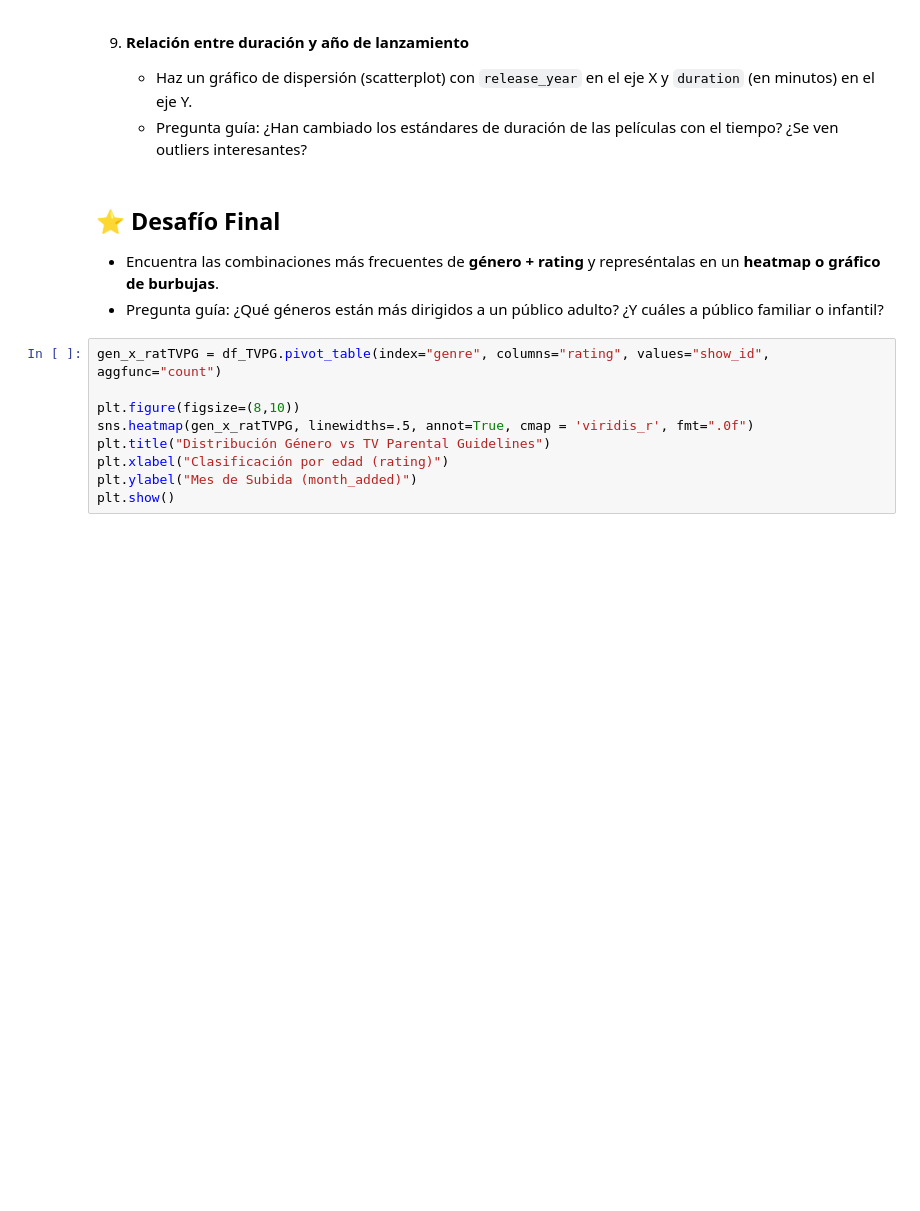
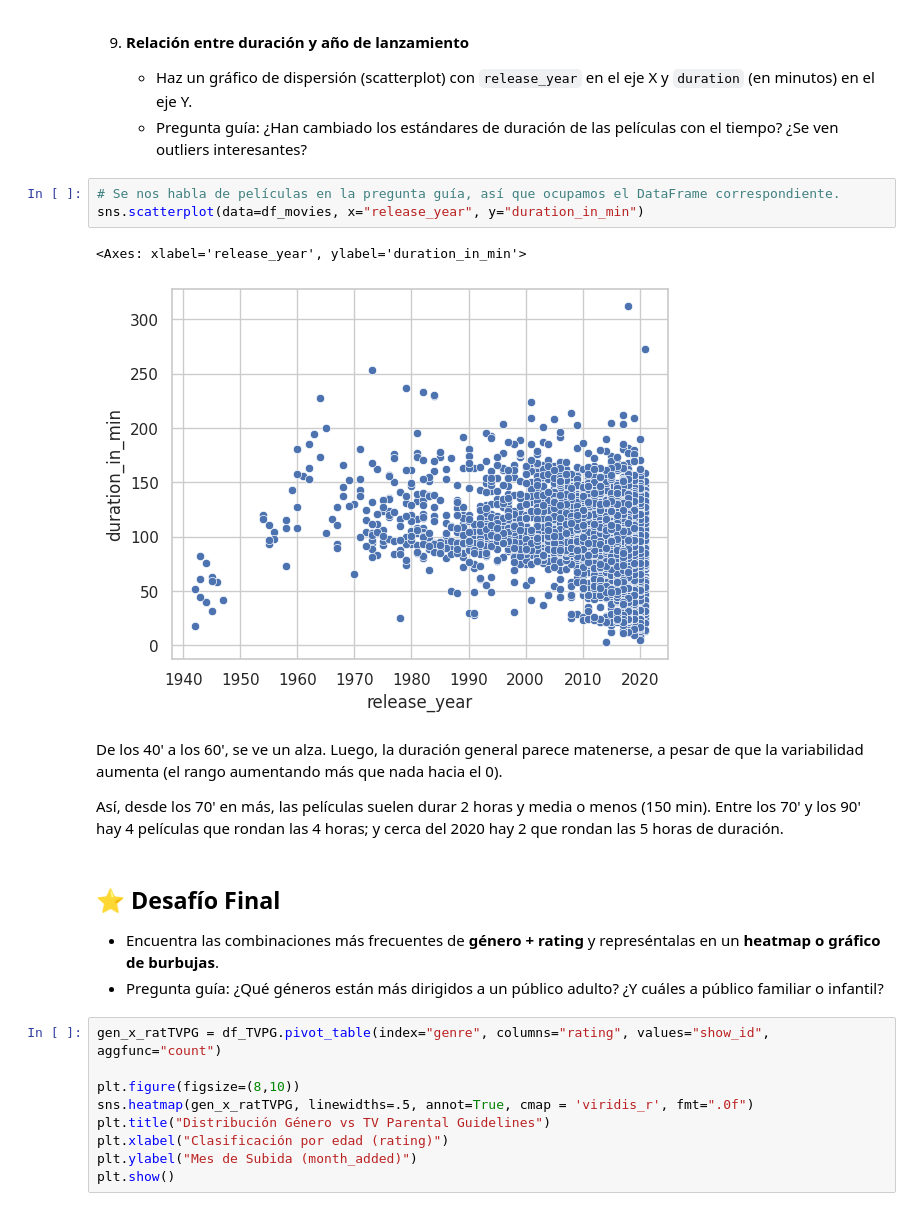
Before and after one commit to Nolberto-Rivera/MAT306-EntregablesNRivera, a Jupyter notebook: docs/labs/lab_05.ipynb, the cells around one changed output. Cells and saved outputs as stored; diff of their text form; blank space fills up the shorter version.

```diff
--- a/docs/labs/lab_05.ipynb
+++ b/docs/labs/lab_05.ipynb
@@ -353,6 +394,16 @@ Sobre la variabilidad (analizando el ancho de las barras de error, y la cantidad
 
    * Haz un gráfico de dispersión (scatterplot) con `release_year` en el eje X y `duration` (en minutos) en el eje Y.
    * Pregunta guía: ¿Han cambiado los estándares de duración de las películas con el tiempo? ¿Se ven outliers interesantes?
+# %%
+# Se nos habla de películas en la pregunta guía, así que ocupamos el DataFrame correspondiente.
+sns.scatterplot(data=df_movies, x="release_year", y="duration_in_min")
+# %% [output]
+<Axes: xlabel='release_year', ylabel='duration_in_min'>
+[figure, added]
+# %% [markdown]
+De los 40' a los 60', se ve un alza. Luego, la duración general parece matenerse, a pesar de que la variabilidad aumenta (el rango aumentando más que nada hacia el 0).
+
+Así, desde los 70' en más, las películas suelen durar 2 horas y media o menos (150 min). Entre los 70' y los 90' hay 4 películas que rondan las 4 horas; y cerca del 2020 hay 2 que rondan las 5 horas de duración.
 # %% [markdown]
 ## ⭐ Desafío Final
 
```
Also changed, not shown: parts of 5 cells of this notebook.
